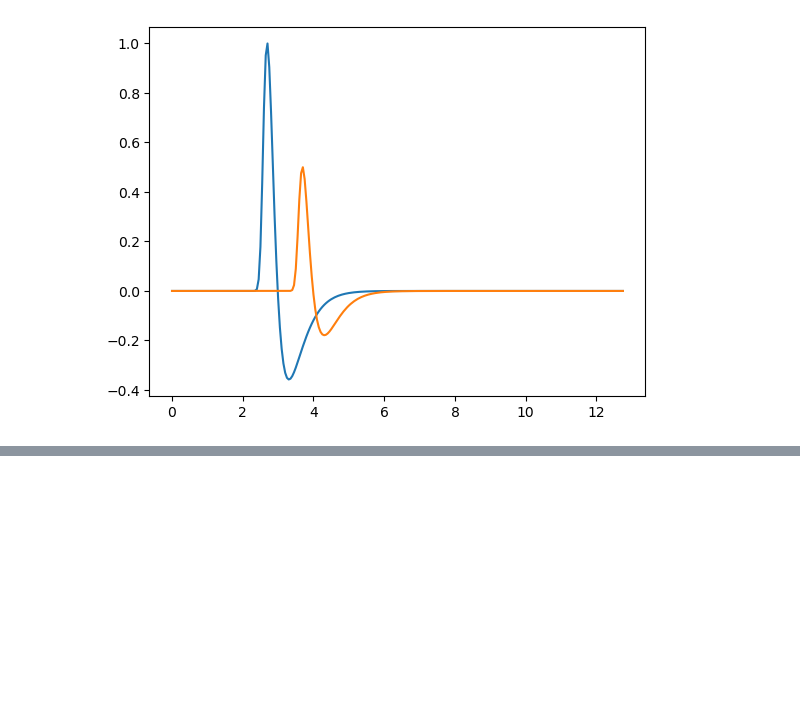
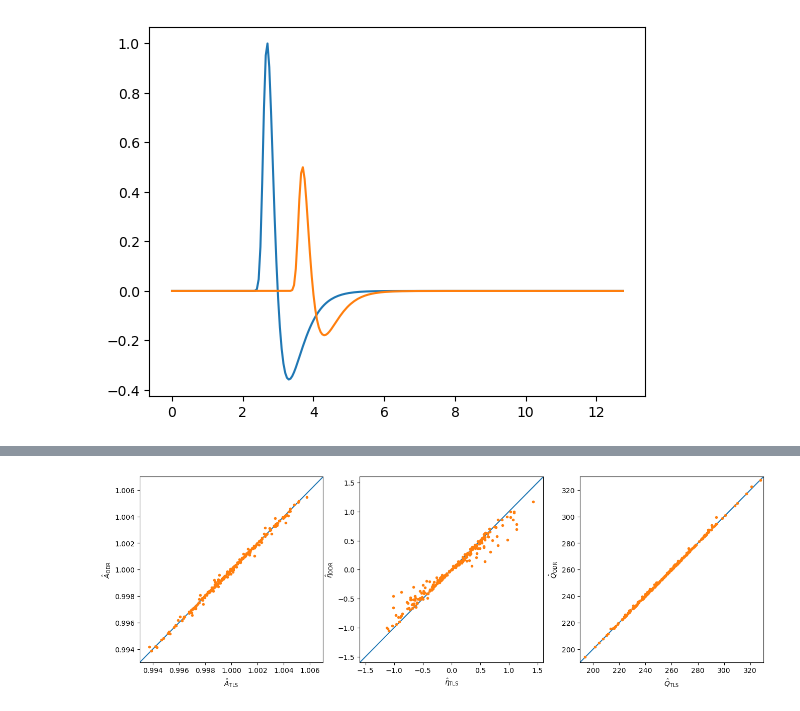
Before and after one commit to dodge-research-group/thztools, a Jupyter notebook: examples/odr-test.ipynb, the cells around one changed output, grey strips where cells are left out. Cells and saved outputs as stored; diff of their text form; code cells hidden in the pictures; blank space fills up the shorter version.

```diff
--- a/examples/odr-test.ipynb
+++ b/examples/odr-test.ipynb
@@ -142,0 +222,40 @@ plt.show()
+# %%
+a_lim = (0.993, 1.007)
+eta_lim = (-1.6, 1.6)
+q_lim = (190, 330)
+
+w, h = figaspect(0.3)
+
+_, axs = plt.subplots(1, 3, figsize=(w, h))
+
+axs[0].plot(a_lim, a_lim, '-')
+axs[0].plot(p_tls[0,:], p_odr[0,:], '.')
+
+axs[0].set_xlim(a_lim)
+axs[0].set_ylim(a_lim)
+
+axs[0].set_xlabel(r"$\hat{A}_\mathrm{TLS}$")
+axs[0].set_ylabel(r"$\hat{A}_\mathrm{ODR}$")
+
+axs[1].plot(eta_lim, eta_lim, '-')
+axs[1].plot(1e3 * p_tls[1,:], 1e3 * p_odr[1,:], '.')
+
+axs[1].set_xlim(eta_lim)
+axs[1].set_ylim(eta_lim)
+
+axs[1].set_xlabel(r"$\hat{\eta}_\mathrm{TLS}$")
+axs[1].set_ylabel(r"$\hat{\eta}_\mathrm{ODR}$")
+
+axs[2].plot(q_lim, q_lim, '-')
+axs[2].plot(resnorm_tls, resnorm_odr, '.')
+
+axs[2].set_xlim(q_lim)
+axs[2].set_ylim(q_lim)
+
+axs[2].set_xlabel(r"$\hat{Q}_\mathrm{TLS}$")
+axs[2].set_ylabel(r"$\hat{Q}_\mathrm{ODR}$")
+
+
+plt.show()
+# %% [output]
+[figure, added]
```
Also changed, not shown: parts of 19 cells of this notebook, 1 other file.
